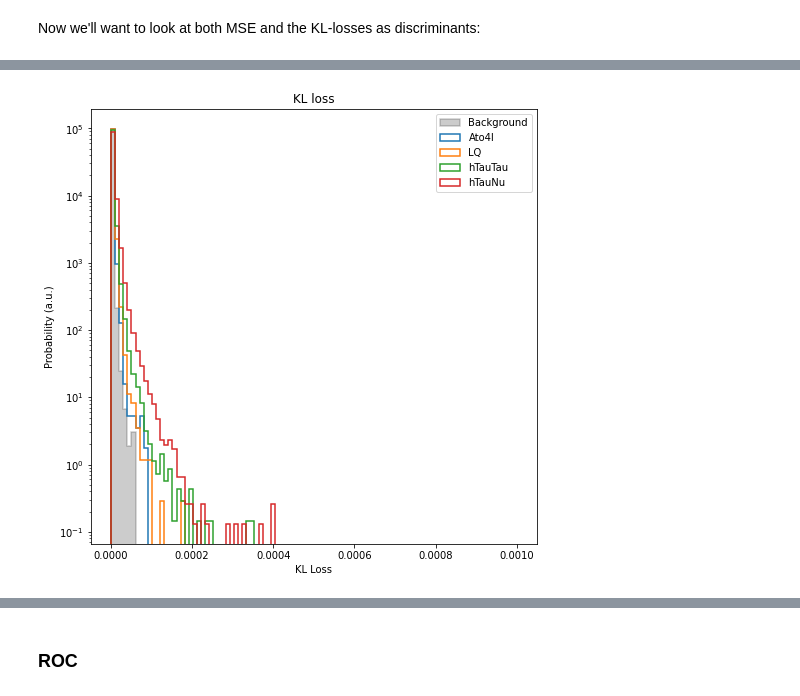
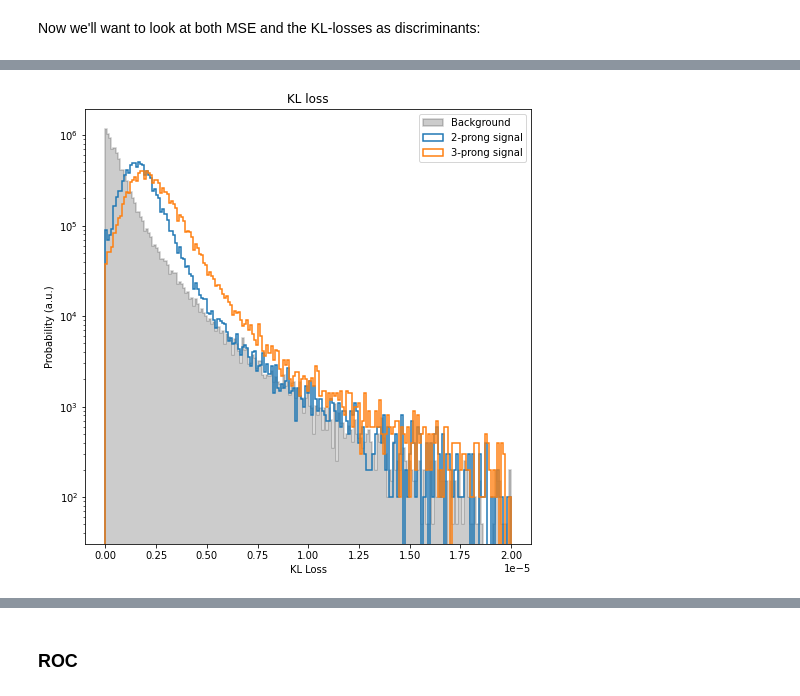
Before and after one commit to inesochoa/lisbon-ml-school, a Jupyter notebook: exercise_4_jet.ipynb, the cells around one changed output, grey strips where cells are left out. Cells and saved outputs as stored; diff of their text form; code cells hidden in the pictures.

```diff
--- a/exercise_4_jet.ipynb
+++ b/exercise_4_jet.ipynb
@@ -778,8 +791,8 @@ VAE(
 )
 # %%
 bkg_prediction_vae = vae.forward(torch.tensor(X_test_std,dtype=torch.float).to(device))
-bkg_xhat, bkg_mean, bkg_logvar = bkg_prediction_vae
+pred_bkg, mean_bkg, logvar_bkg = bkg_prediction_vae
 # %%
-bkg_xhat = bkg_xhat.detach().cpu().numpy()
-bkg_mean = bkg_mean.detach().cpu().numpy()
-bkg_logvar = bkg_logvar.detach().cpu().numpy()
+pred_bkg = pred_bkg.detach().cpu().numpy()
+mean_bkg = mean_bkg.detach().cpu().numpy()
+logvar_bkg = logvar_bkg.detach().cpu().numpy()
@@ -846,0 +799,14 @@ plt.show()
+# %%
+# 2 prong
+twoprong_scaled = scl.transform(df_signal_two)
+pred_two, mean_two, logvar_two = vae.forward(torch.tensor(twoprong_scaled,dtype=torch.float).to(device))
+pred_two = pred_two.clone().detach().cpu().numpy()
+mean_two = mean_two.clone().detach().cpu().numpy()
+logvar_two = logvar_two.clone().detach().cpu().numpy()
+
+# 3 prong
+threeprong_scaled = scl.transform(df_signal_three)
+pred_three, mean_three, logvar_three = vae.forward(torch.tensor(threeprong_scaled,dtype=torch.float).to(device))
+pred_three = pred_three.clone().detach().cpu().numpy()
+mean_three = mean_three.clone().detach().cpu().numpy()
+logvar_three = logvar_three.clone().detach().cpu().numpy()
@@ -853,0 +847,11 @@ def kl_loss_func(z_mean, z_log_var):
+# %%
+# compute loss value (true, predicted)
+kl_loss = []
+# bkg
+print("... background")
+kl_loss.append(kl_loss_func(mean_bkg, logvar_bkg))
+# signals
+print("... 2-prong")
+kl_loss.append(kl_loss_func(mean_two, logvar_two))
+print("... 3-prong")
+kl_loss.append(kl_loss_func(mean_three, logvar_three))
@@ -854,22 +878,16 @@ def kl_loss_func(z_mean, z_log_var):
 # %%
-# compute loss value (true, predicted)
-kl_loss = []
-kl_loss.append(kl_loss_func(bkg_mean, bkg_logvar))
-for i,sig_name in enumerate(signals):
-    kl_loss.append(kl_loss_func(signal_means[i],signal_logvar[i]))
-
-kl_binning = np.linspace(0,1e-3,100)
+kl_binning = np.linspace(0,2e-5,200)
 plt.figure(figsize=(8,8))
 #bkg
 plt.hist(kl_loss[0], bins=kl_binning, label="Background", color="black", density = True, histtype='step', fill=True, alpha=0.2, linewidth=1.5)
 #signals
-for i, label in enumerate(signals):
-    plt.hist(kl_loss[i+1], bins=kl_binning, label=label, density = True, histtype='step', fill=False, linewidth=1.5)
+plt.hist(kl_loss[1], bins=kl_binning, label="2-prong signal", density = True, histtype='step', fill=False, linewidth=1.5)
+plt.hist(kl_loss[2], bins=kl_binning, label="3-prong signal", density = True, histtype='step', fill=False, linewidth=1.5)
 plt.yscale('log')
 plt.xlabel("KL Loss")
 plt.ylabel("Probability (a.u.)")
 plt.title('KL loss')
 plt.legend(loc='best')
 plt.show()
 # %% [output]
-[figure, old version]
+[figure, new version]
```
Also changed, not shown: parts of 74 cells of this notebook.
